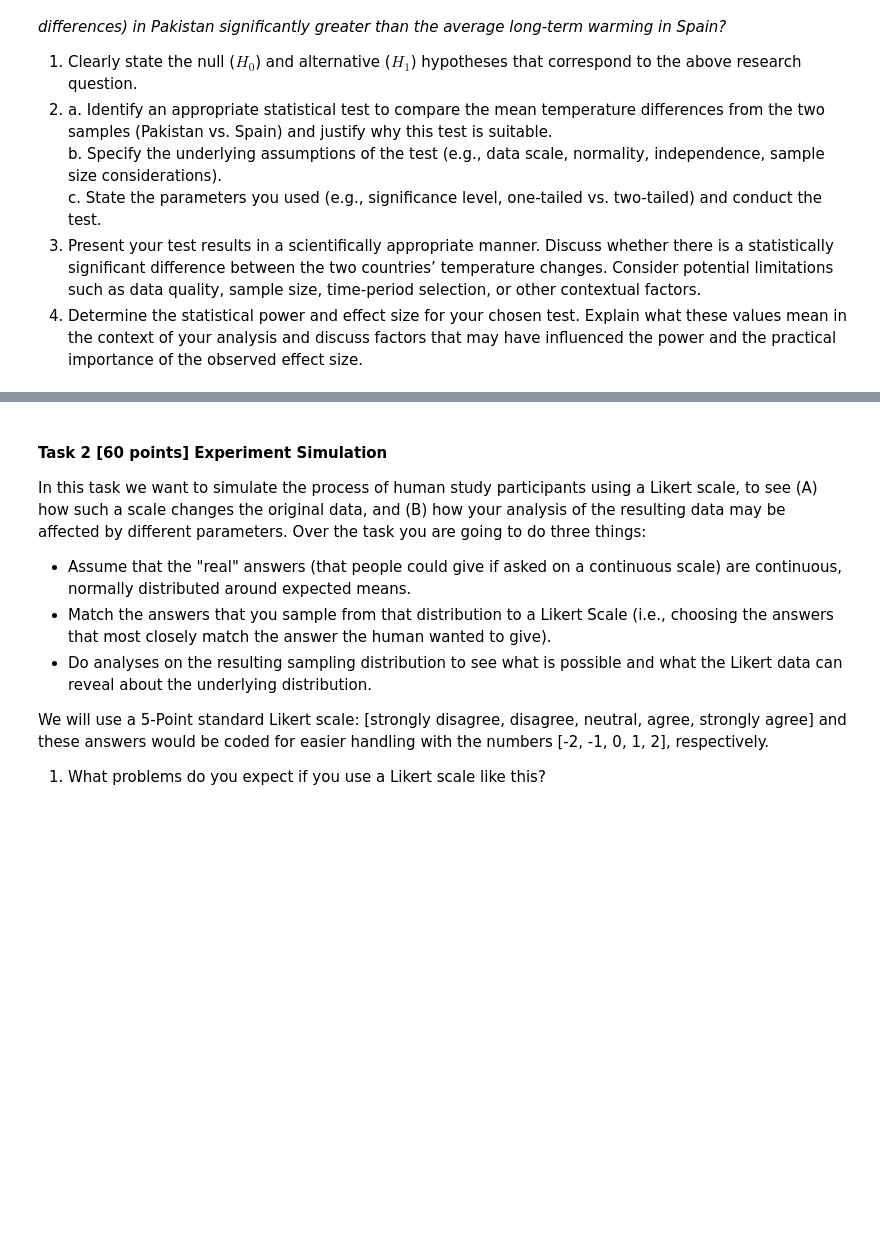
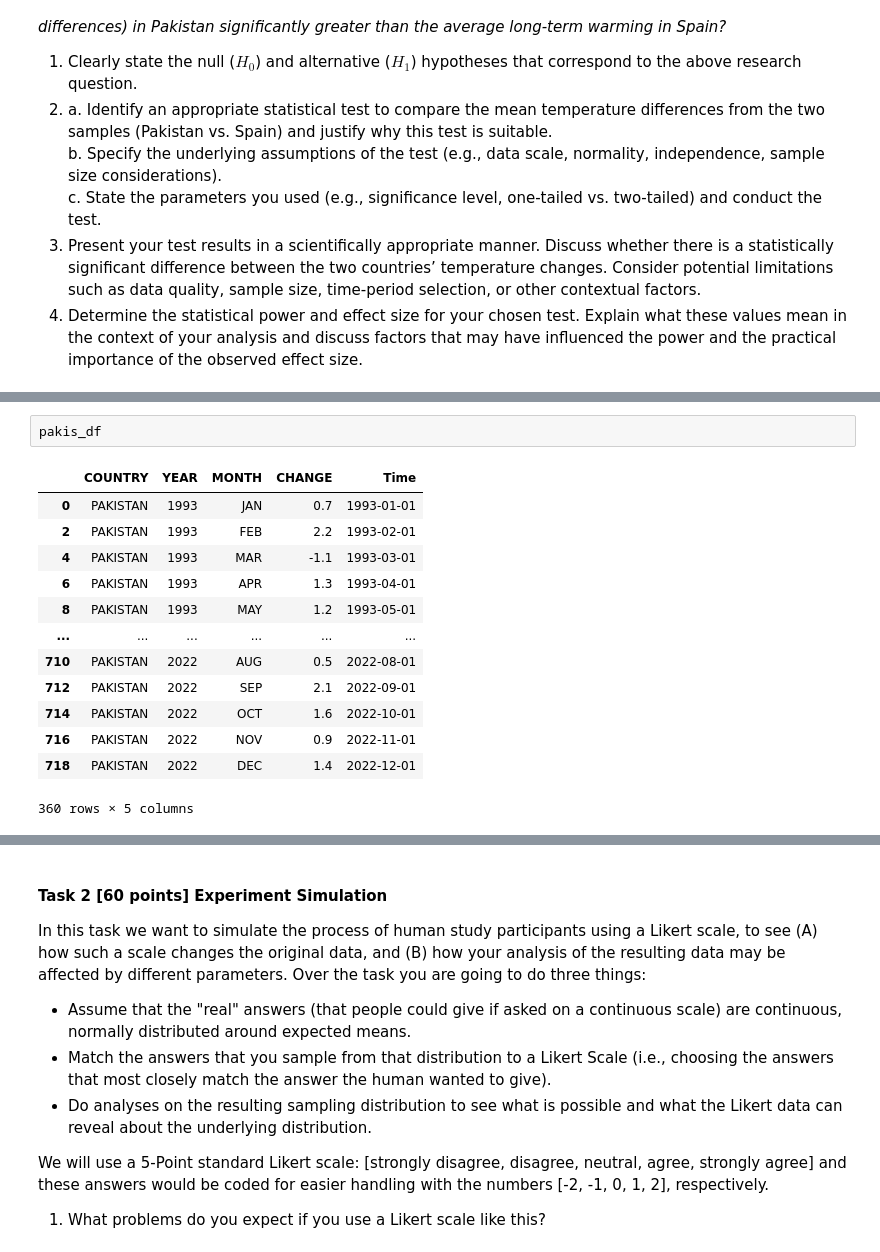
Before and after one commit to mpn1008/RM_assignments, a Jupyter notebook: RM_A05_Group_B/RM_A05_Group.ipynb, the cells around one changed output, grey strips where cells are left out. Saved outputs shown, nothing was run; the diff lists cells and outputs as text; blank space fills up the shorter version.

```diff
--- a/RM_A05_Group_B/RM_A05_Group.ipynb
+++ b/RM_A05_Group_B/RM_A05_Group.ipynb
@@ -51,0 +188,16 @@ In Assignment 2 (Task 4), you investigated monthly temperature changes over a 50
+# %%
+pakis_df
+# %% [output]
+|  | COUNTRY | YEAR | MONTH | CHANGE | Time |
+| 0 | PAKISTAN | 1993 | JAN | 0.7 | 1993-01-01 |
+| 2 | PAKISTAN | 1993 | FEB | 2.2 | 1993-02-01 |
+| 4 | PAKISTAN | 1993 | MAR | -1.1 | 1993-03-01 |
+| 6 | PAKISTAN | 1993 | APR | 1.3 | 1993-04-01 |
+| 8 | PAKISTAN | 1993 | MAY | 1.2 | 1993-05-01 |
+| ... | ... | ... | ... | ... | ... |
+| 710 | PAKISTAN | 2022 | AUG | 0.5 | 2022-08-01 |
+| 712 | PAKISTAN | 2022 | SEP | 2.1 | 2022-09-01 |
+| 714 | PAKISTAN | 2022 | OCT | 1.6 | 2022-10-01 |
+| 716 | PAKISTAN | 2022 | NOV | 0.9 | 2022-11-01 |
+| 718 | PAKISTAN | 2022 | DEC | 1.4 | 2022-12-01 |
+360 rows × 5 columns
```
Also changed, not shown: parts of 21 cells of this notebook, 1 other file.
